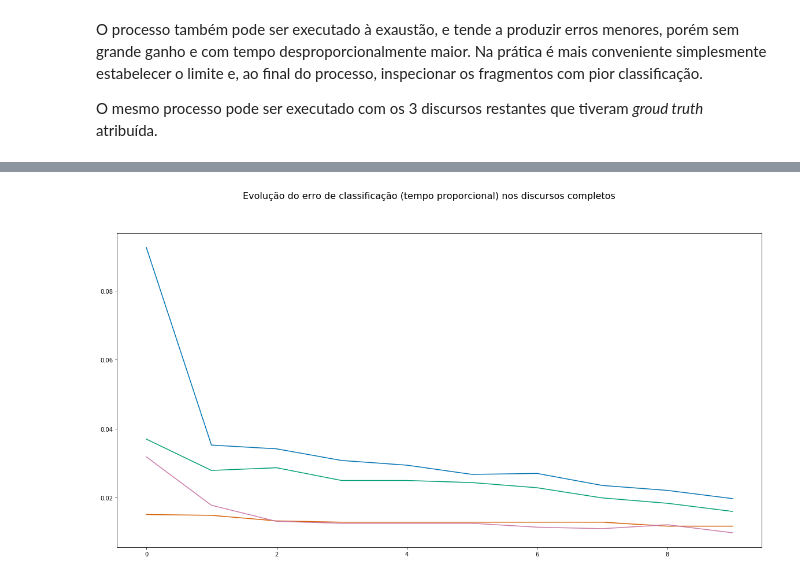
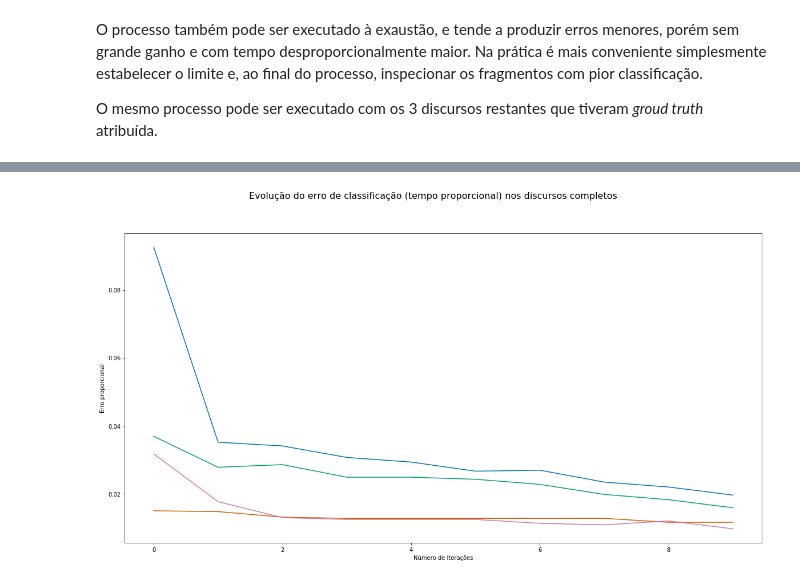
Before and after one commit to bigdatamatta/speechsplit, a Jupyter notebook: training.ipynb, the cells around one changed output, grey strips where cells are left out. Cells and saved outputs as stored; diff of their text form; code cells hidden in the pictures.

```diff
--- a/training.ipynb
+++ b/training.ipynb
@@ -145,7 +146,7 @@ Na prática é mais conveniente simplesmente estabelecer o limite e, ao final do
 
 O mesmo processo pode ser executado com os 3 discursos restantes que tiveram *groud truth* atribuída.
 # %%
-evolution_list = []
+evolution_list = [evolution_first]
 for audio in audios[1:]:
     print('#'*80)
     print(u'INICIANDO O PROCESSAMENTO DO ÁUDIO {}\n'.format(audio.filename))
@@ -226,10 +227,10 @@ Erros para o áudio data/2014_01_22_F.wav
 # %%
 print
-evolution_list.insert(0, evolution_first)
 fig = plt.figure()
 fig.suptitle(u'Evolução do erro de classificação (tempo proporcional) nos discursos completos'.format(
     audio.filename), fontsize=16)
+fig.gca().set(xlabel=u'Número de Iterações', ylabel=u'Erro proporcional')
 for evolution in evolution_list:
     plt.plot([error_in_chunks(chunks)[-1] for _, __, chunks in evolution]);
 # %% [output]
-[figure, old version]
+[figure, new version]
```
Also changed, not shown: parts of 12 cells of this notebook.
